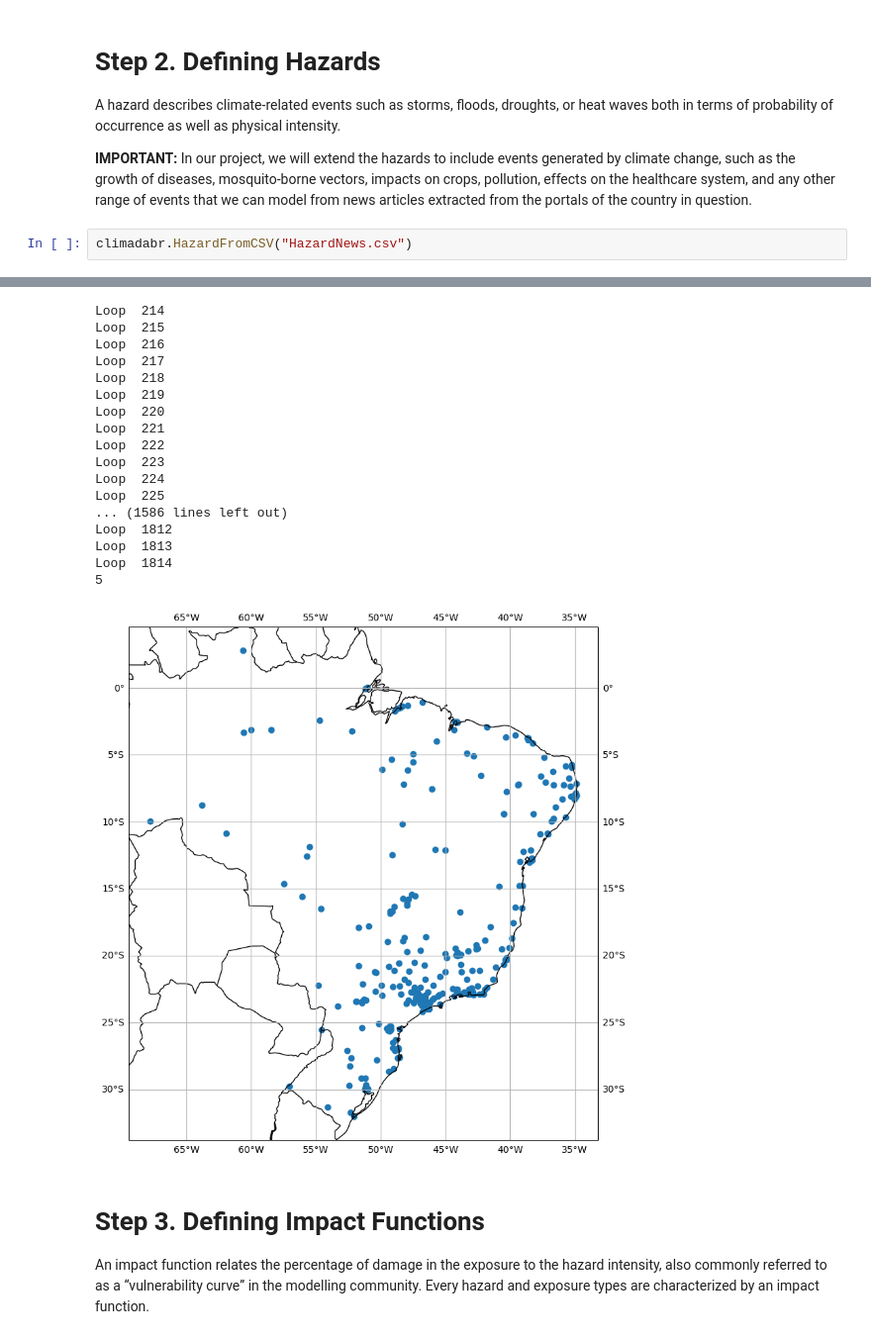
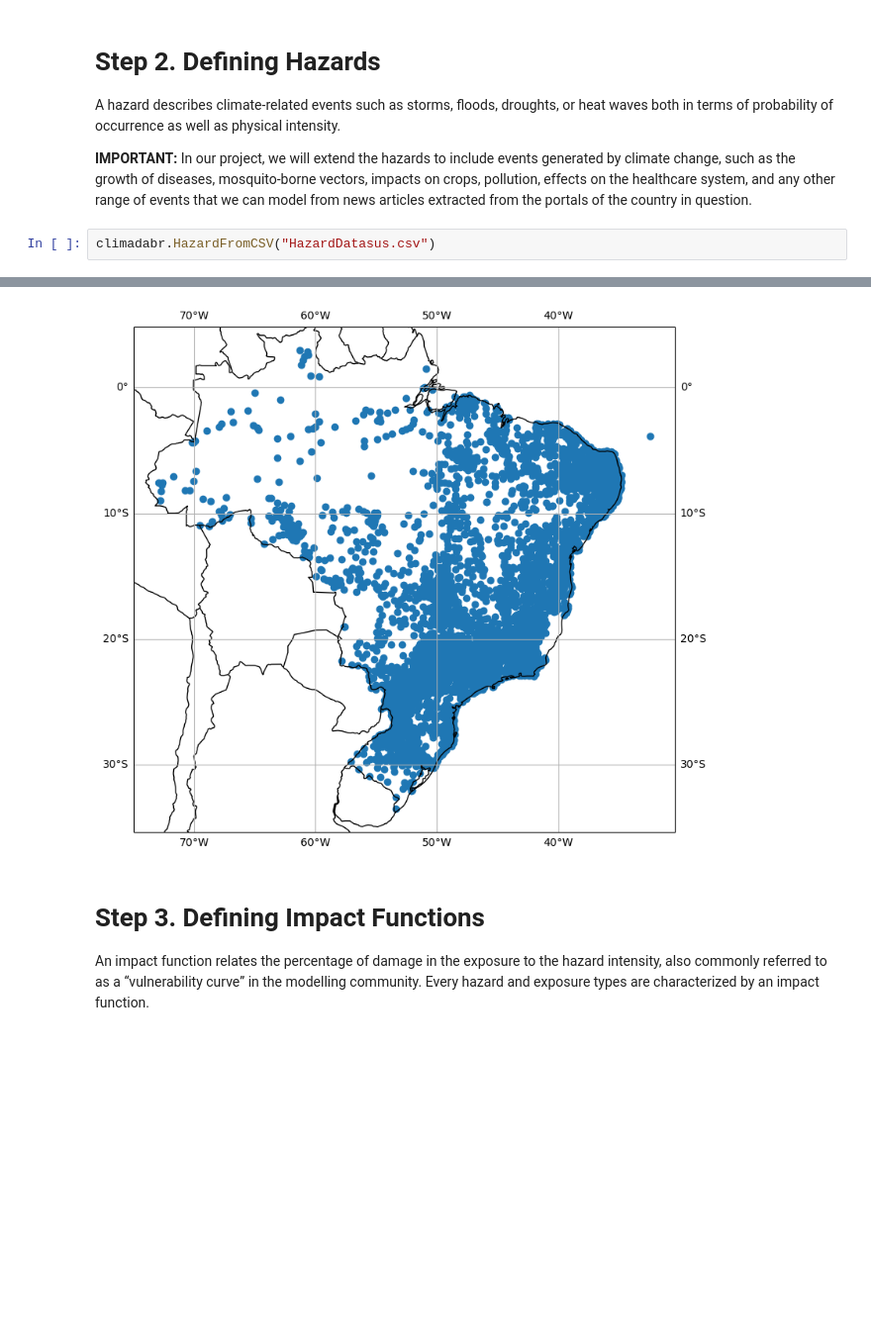
Before and after one commit to Labic-ICMC-USP/CLIMADA-BR, a Jupyter notebook: doc/tutorial/Tutorial_DENGUE.ipynb, the cells around one changed output, grey strips where cells are left out. Shown at 99% size. Cells and saved outputs as stored; diff of their text form; blank space fills up the shorter version.

Commit message:
Hazard Regularization class and improvements

```diff
--- a/doc/tutorial/Tutorial_DENGUE.ipynb
+++ b/doc/tutorial/Tutorial_DENGUE.ipynb
@@ -84,7 +84,7 @@ A hazard describes climate-related events such as storms, floods, droughts, or h
 
 **IMPORTANT:** In our project, we will extend the hazards to include events generated by climate change, such as the growth of diseases, mosquito-borne vectors, impacts on crops, pollution, effects on the healthcare system, and any other range of events that we can model from news articles extracted from the portals of the country in question.
 # %%
-climadabr.HazardFromCSV("HazardNews.csv")
+climadabr.HazardFromCSV("HazardDatasus.csv")
 # %% [output]
 1
 2
@@ -106,21 +99,4 @@ Loop  213
-Loop  214
-Loop  215
-Loop  216
-Loop  217
-Loop  218
-Loop  219
-Loop  220
-Loop  221
-Loop  222
-Loop  223
-Loop  224
-Loop  225
-... (1586 lines left out)
-Loop  1812
-Loop  1813
-Loop  1814
-5
-[figure, old version]
+[figure, new version]
 # %% [markdown]
 # Step 3. Defining Impact Functions
 
```
Also changed, not shown: parts of 4 cells of this notebook, 7 other files.
